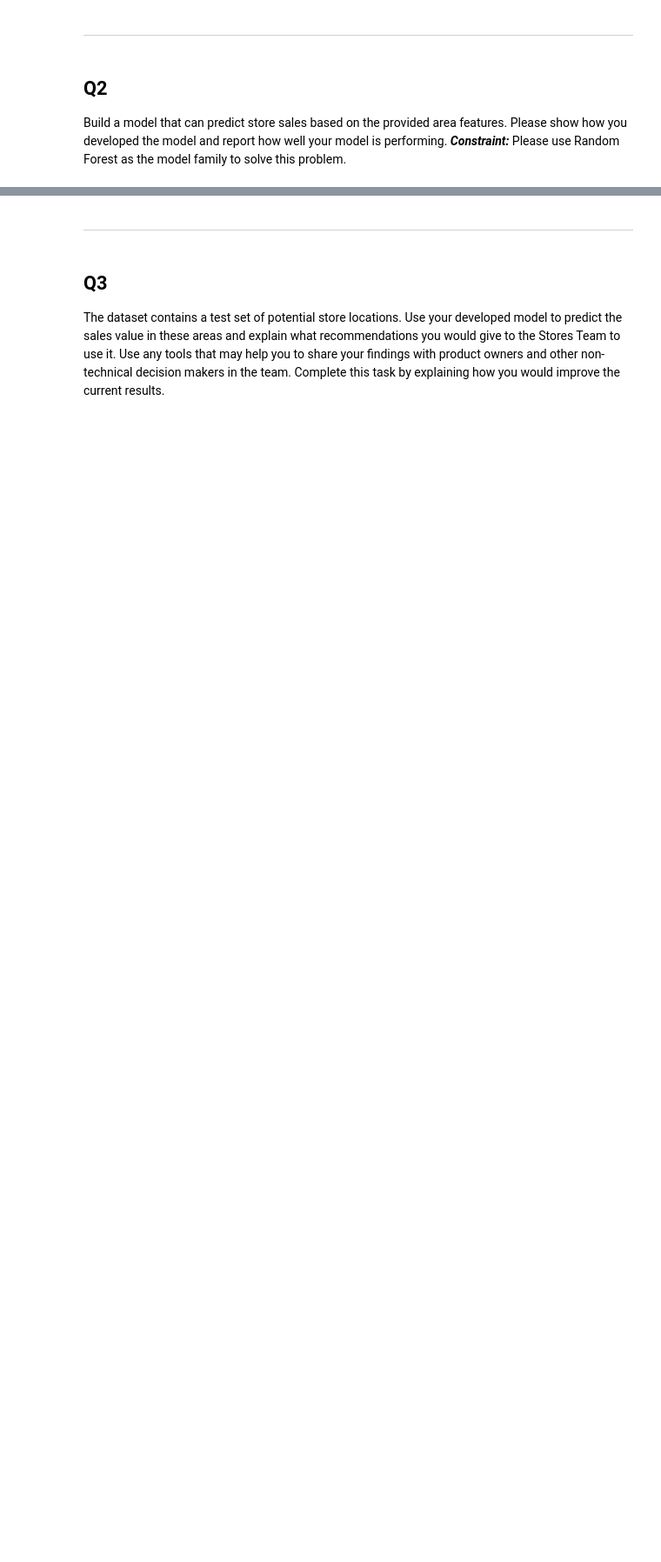
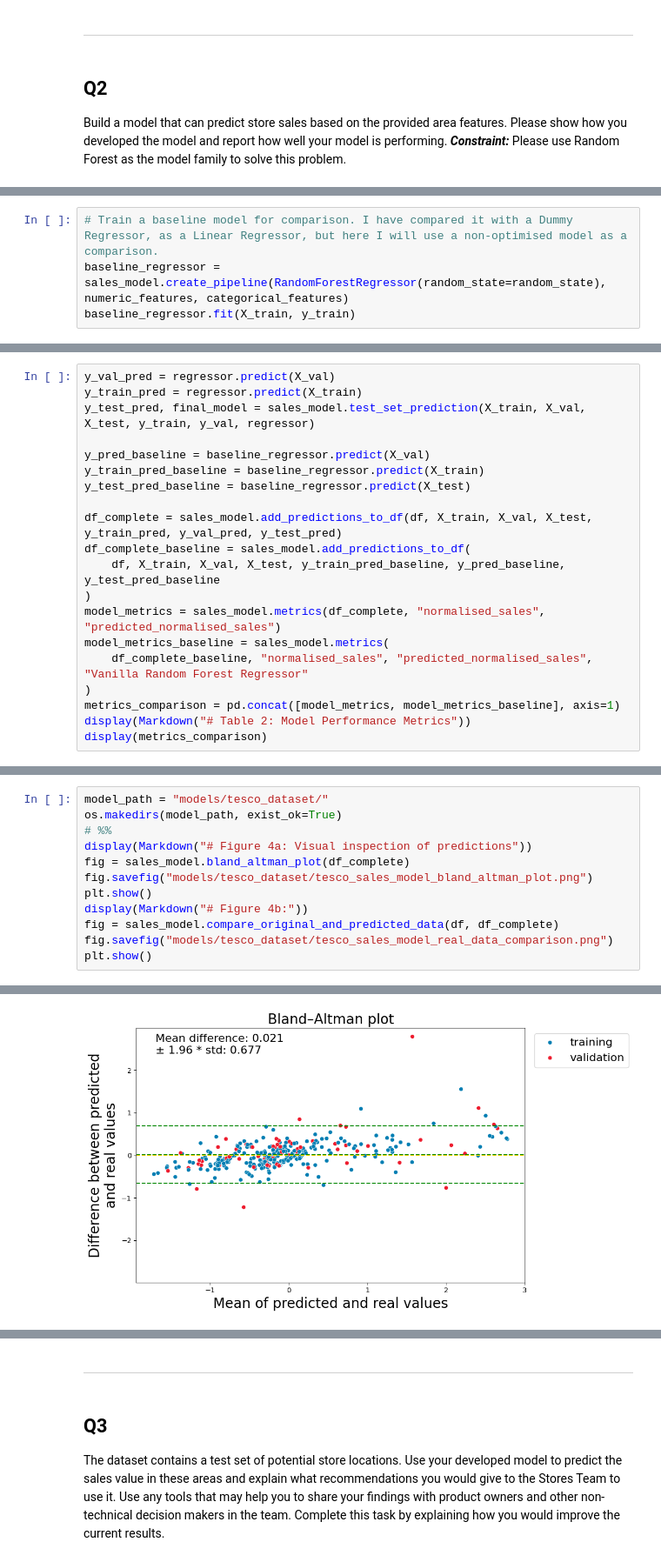
Before and after one commit to garciadias/tesco_ds, a Jupyter notebook: notebooks/my_solution.ipynb, the cells around one changed output, grey strips where cells are left out. Shown at 87% size. Drawn from its saved outputs; the diff is of its cells as text; blank space fills up the shorter version.

```diff
--- a/notebooks/my_solution.ipynb
+++ b/notebooks/my_solution.ipynb
@@ -127,0 +218,4 @@ Build a model that can predict store sales based on the provided area features.
+# %%
+# Train a baseline model for comparison. I have compared it with a Dummy Regressor, as a Linear Regressor, but here I will use a non-optimised model as a comparison.
+baseline_regressor = sales_model.create_pipeline(RandomForestRegressor(random_state=random_state), numeric_features, categorical_features)
+baseline_regressor.fit(X_train, y_train)
@@ -127,0 +236,20 @@ Build a model that can predict store sales based on the provided area features.
+# %%
+y_val_pred = regressor.predict(X_val)
+y_train_pred = regressor.predict(X_train)
+y_test_pred, final_model = sales_model.test_set_prediction(X_train, X_val, X_test, y_train, y_val, regressor)
+
+y_pred_baseline = baseline_regressor.predict(X_val)
+y_train_pred_baseline = baseline_regressor.predict(X_train)
+y_test_pred_baseline = baseline_regressor.predict(X_test)
+
+df_complete = sales_model.add_predictions_to_df(df, X_train, X_val, X_test, y_train_pred, y_val_pred, y_test_pred)
+df_complete_baseline = sales_model.add_predictions_to_df(
+    df, X_train, X_val, X_test, y_train_pred_baseline, y_pred_baseline, y_test_pred_baseline
+)
+model_metrics = sales_model.metrics(df_complete, "normalised_sales", "predicted_normalised_sales")
+model_metrics_baseline = sales_model.metrics(
+    df_complete_baseline, "normalised_sales", "predicted_normalised_sales", "Vanilla Random Forest Regressor"
+)
+metrics_comparison = pd.concat([model_metrics, model_metrics_baseline], axis=1)
+display(Markdown("# Table 2: Model Performance Metrics"))
+display(metrics_comparison)
@@ -127,0 +262,13 @@ Build a model that can predict store sales based on the provided area features.
+# %%
+model_path = "models/tesco_dataset/"
+os.makedirs(model_path, exist_ok=True)
+# %%
+display(Markdown("# Figure 4a: Visual inspection of predictions"))
+fig = sales_model.bland_altman_plot(df_complete)
+fig.savefig("models/tesco_dataset/tesco_sales_model_bland_altman_plot.png")
+plt.show()
+display(Markdown("# Figure 4b:"))
+fig = sales_model.compare_original_and_predicted_data(df, df_complete)
+fig.savefig("models/tesco_dataset/tesco_sales_model_real_data_comparison.png")
+plt.show()
+# %% [output]
@@ -127,0 +276 @@ Build a model that can predict store sales based on the provided area features.
+[figure, added]
```
Also changed, not shown: parts of 13 cells of this notebook, 7 other files.
